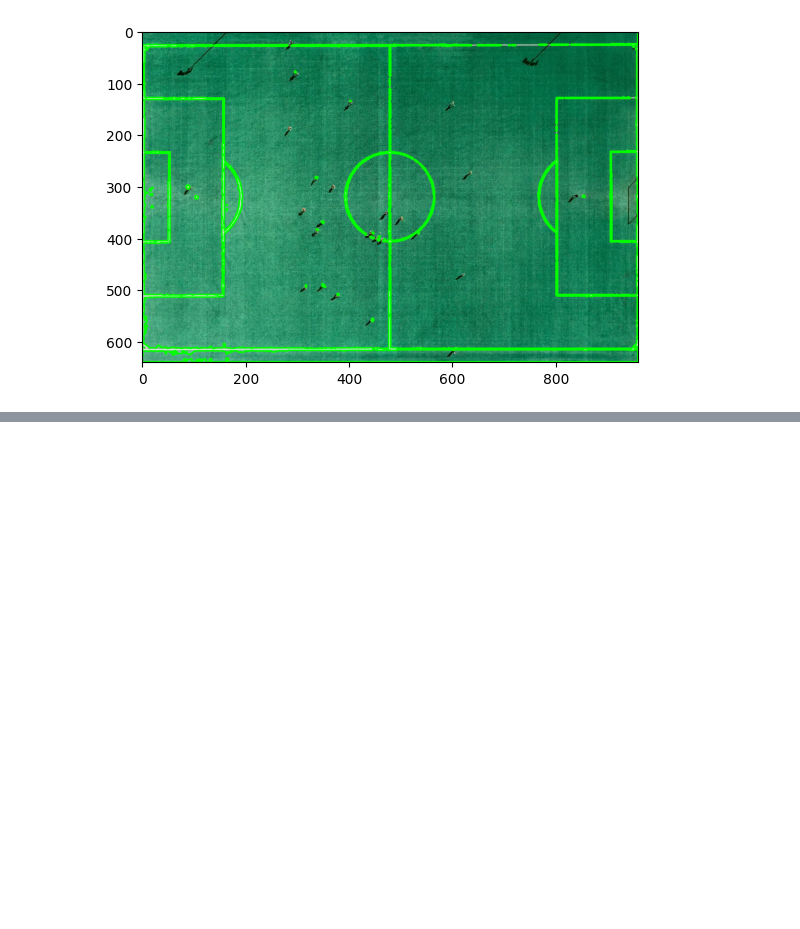
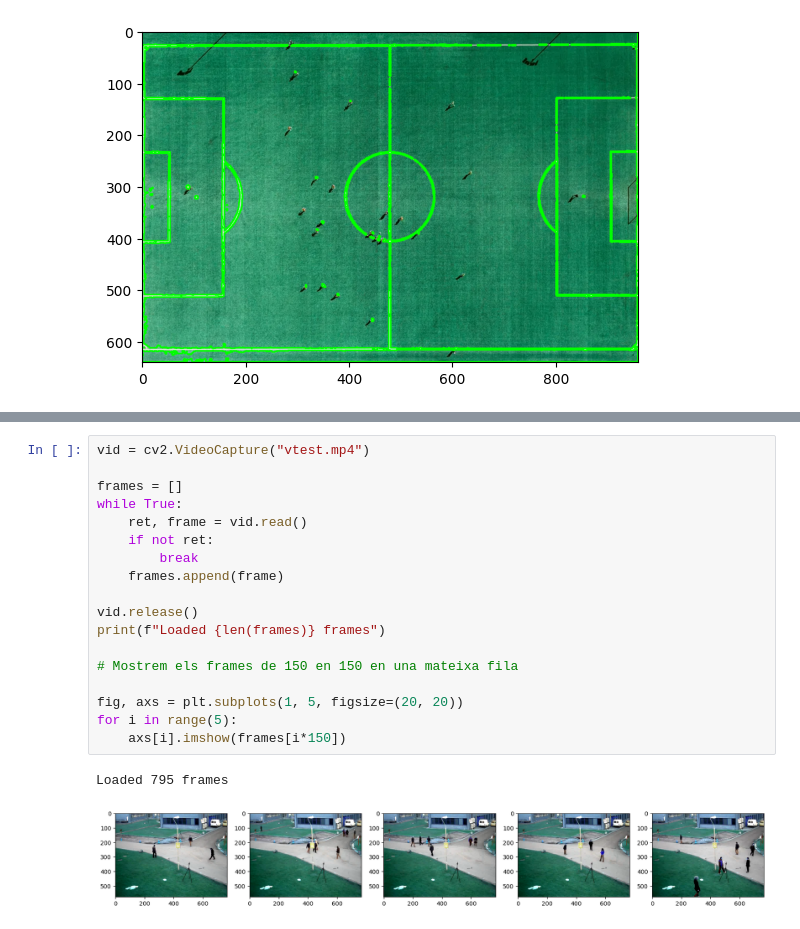
Before and after one commit to lawer/mia, a Jupyter notebook: apunts/8.-Reconeixement imatges/1.1.-Exercicis_OpenCV_solved.ipynb, the cells around one changed output, grey strips where cells are left out. Cells and saved outputs as stored; diff of their text form; blank space fills up the shorter version.

```diff
--- a/apunts/8.-Reconeixement imatges/1.1.-Exercicis_OpenCV_solved.ipynb
+++ b/apunts/8.-Reconeixement imatges/1.1.-Exercicis_OpenCV_solved.ipynb
@@ -34,0 +61,21 @@ plt.imshow(im_proc)
+# %%
+vid = cv2.VideoCapture("vtest.mp4")
+
+frames = []
+while True:
+    ret, frame = vid.read()
+    if not ret:
+        break
+    frames.append(frame)
+
+vid.release()
+print(f"Loaded {len(frames)} frames")
+
+# Mostrem els frames de 150 en 150 en una mateixa fila
+
+fig, axs = plt.subplots(1, 5, figsize=(20, 20))
+for i in range(5):
+    axs[i].imshow(frames[i*150])
+# %% [output]
+Loaded 795 frames
+[figure, added]
```
Also changed, not shown: parts of 12 cells of this notebook, 1 other file.
